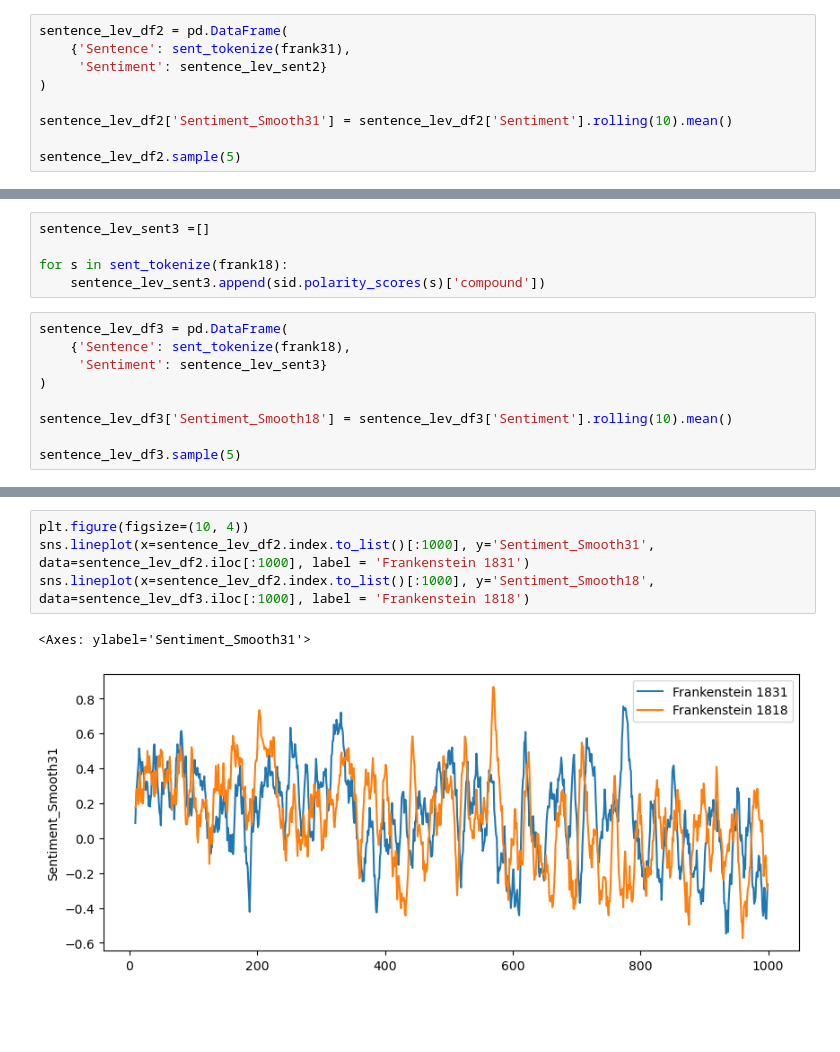
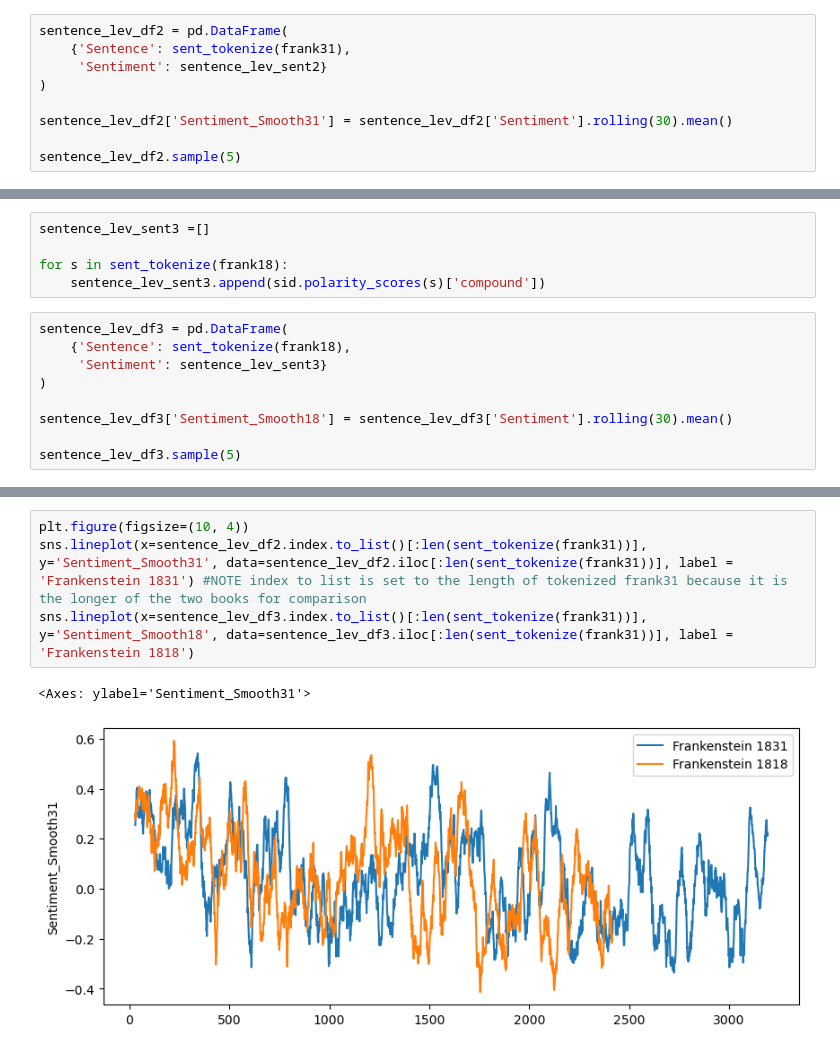
Before and after one commit to AndersVV/AV-projects-and-portfolio, a Jupyter notebook: frankenstein_nlp_comparison.ipynb, the cells around one changed output, grey strips where cells are left out. Saved outputs shown, nothing was run; the diff lists cells and outputs as text; blank space fills up the shorter version.

```diff
--- a/frankenstein_nlp_comparison.ipynb
+++ b/frankenstein_nlp_comparison.ipynb
@@ -98,7 +100,7 @@ sentence_lev_df2 = pd.DataFrame(
      'Sentiment': sentence_lev_sent2}
 )
 
-sentence_lev_df2['Sentiment_Smooth31'] = sentence_lev_df2['Sentiment'].rolling(10).mean()
+sentence_lev_df2['Sentiment_Smooth31'] = sentence_lev_df2['Sentiment'].rolling(30).mean()
 
 sentence_lev_df2.sample(5)
 # %% [output]
@@ -133,7 +135,7 @@ sentence_lev_df3 = pd.DataFrame(
      'Sentiment': sentence_lev_sent3}
 )
 
-sentence_lev_df3['Sentiment_Smooth18'] = sentence_lev_df3['Sentiment'].rolling(10).mean()
+sentence_lev_df3['Sentiment_Smooth18'] = sentence_lev_df3['Sentiment'].rolling(30).mean()
 
 sentence_lev_df3.sample(5)
 # %% [output]
@@ -146,7 +148,7 @@ sentence_lev_df3.sample(5)
 # %%
 plt.figure(figsize=(10, 4))
-sns.lineplot(x=sentence_lev_df2.index.to_list()[:1000], y='Sentiment_Smooth31', data=sentence_lev_df2.iloc[:1000], label = 'Frankenstein 1831')
-sns.lineplot(x=sentence_lev_df2.index.to_list()[:1000], y='Sentiment_Smooth18', data=sentence_lev_df3.iloc[:1000], label = 'Frankenstein 1818')
+sns.lineplot(x=sentence_lev_df2.index.to_list()[:len(sent_tokenize(frank31))], y='Sentiment_Smooth31', data=sentence_lev_df2.iloc[:len(sent_tokenize(frank31))], label = 'Frankenstein 1831') #NOTE index to list is set to the length of tokenized frank31 because it is the longer of the two books for comparison
+sns.lineplot(x=sentence_lev_df3.index.to_list()[:len(sent_tokenize(frank31))], y='Sentiment_Smooth18', data=sentence_lev_df3.iloc[:len(sent_tokenize(frank31))], label = 'Frankenstein 1818')
 # %% [output]
 <Axes: ylabel='Sentiment_Smooth31'>
-[figure, old version]
+[figure, new version]
```
Also changed, not shown: parts of 36 cells of this notebook.
